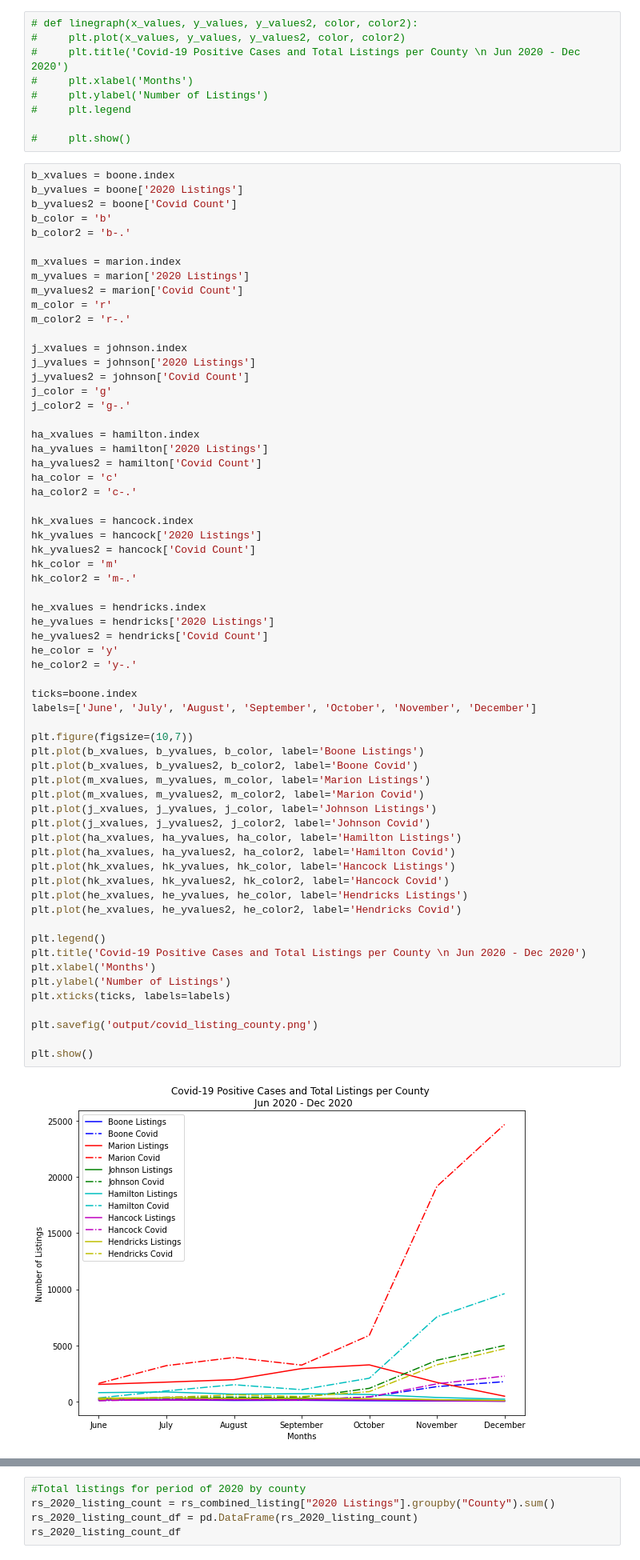
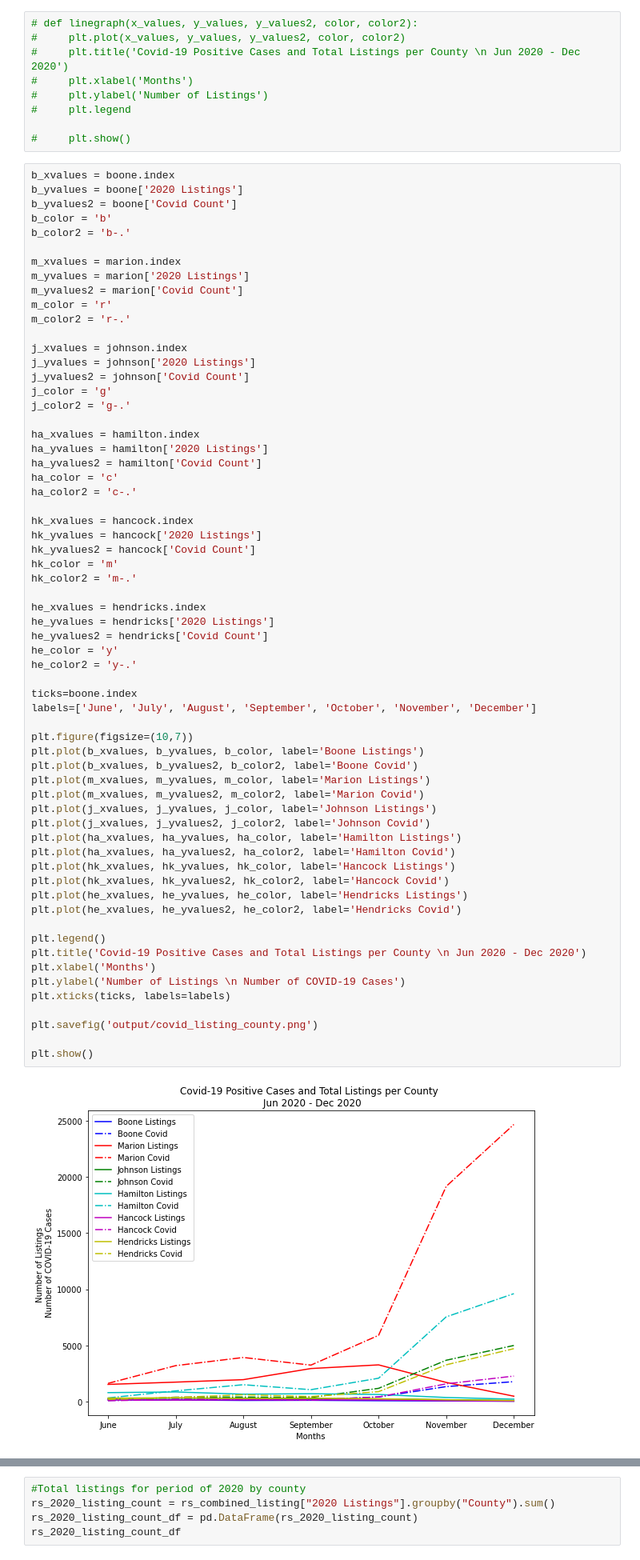
Before and after one commit to c-kleerun/COVID-Housing-Comparison, a Jupyter notebook: Covid-Housing-Analysis.ipynb, the cells around one changed output, grey strips where cells are left out. Shown: that part at 80% size. Cells and saved outputs as stored; diff of their text form.

```diff
--- a/Covid-Housing-Analysis.ipynb
+++ b/Covid-Housing-Analysis.ipynb
@@ -373,32 +375,32 @@ he_yvalues = hendricks['2020 Listings']
 he_yvalues2 = hendricks['Covid Count']
 he_color = 'y'
 he_color2 = 'y-.'
 
 ticks=boone.index
 labels=['June', 'July', 'August', 'September', 'October', 'November', 'December']
 
 plt.figure(figsize=(10,7))
 plt.plot(b_xvalues, b_yvalues, b_color, label='Boone Listings')
 plt.plot(b_xvalues, b_yvalues2, b_color2, label='Boone Covid')
 plt.plot(m_xvalues, m_yvalues, m_color, label='Marion Listings')
 plt.plot(m_xvalues, m_yvalues2, m_color2, label='Marion Covid')
 plt.plot(j_xvalues, j_yvalues, j_color, label='Johnson Listings')
 plt.plot(j_xvalues, j_yvalues2, j_color2, label='Johnson Covid')
 plt.plot(ha_xvalues, ha_yvalues, ha_color, label='Hamilton Listings')
 plt.plot(ha_xvalues, ha_yvalues2, ha_color2, label='Hamilton Covid')
 plt.plot(hk_xvalues, hk_yvalues, hk_color, label='Hancock Listings')
 plt.plot(hk_xvalues, hk_yvalues2, hk_color2, label='Hancock Covid')
 plt.plot(he_xvalues, he_yvalues, he_color, label='Hendricks Listings')
 plt.plot(he_xvalues, he_yvalues2, he_color2, label='Hendricks Covid')
 
 plt.legend()
 plt.title('Covid-19 Positive Cases and Total Listings per County \n Jun 2020 - Dec 2020')
 plt.xlabel('Months')
-plt.ylabel('Number of Listings')
+plt.ylabel('Number of Listings \n Number of COVID-19 Cases')
 plt.xticks(ticks, labels=labels)
 
 plt.savefig('output/covid_listing_county.png')
 
 plt.show()
 # %% [output]
-[figure, old version]
+[figure, new version]
```
Also changed, not shown: parts of 8 cells of this notebook, 2 other files.
